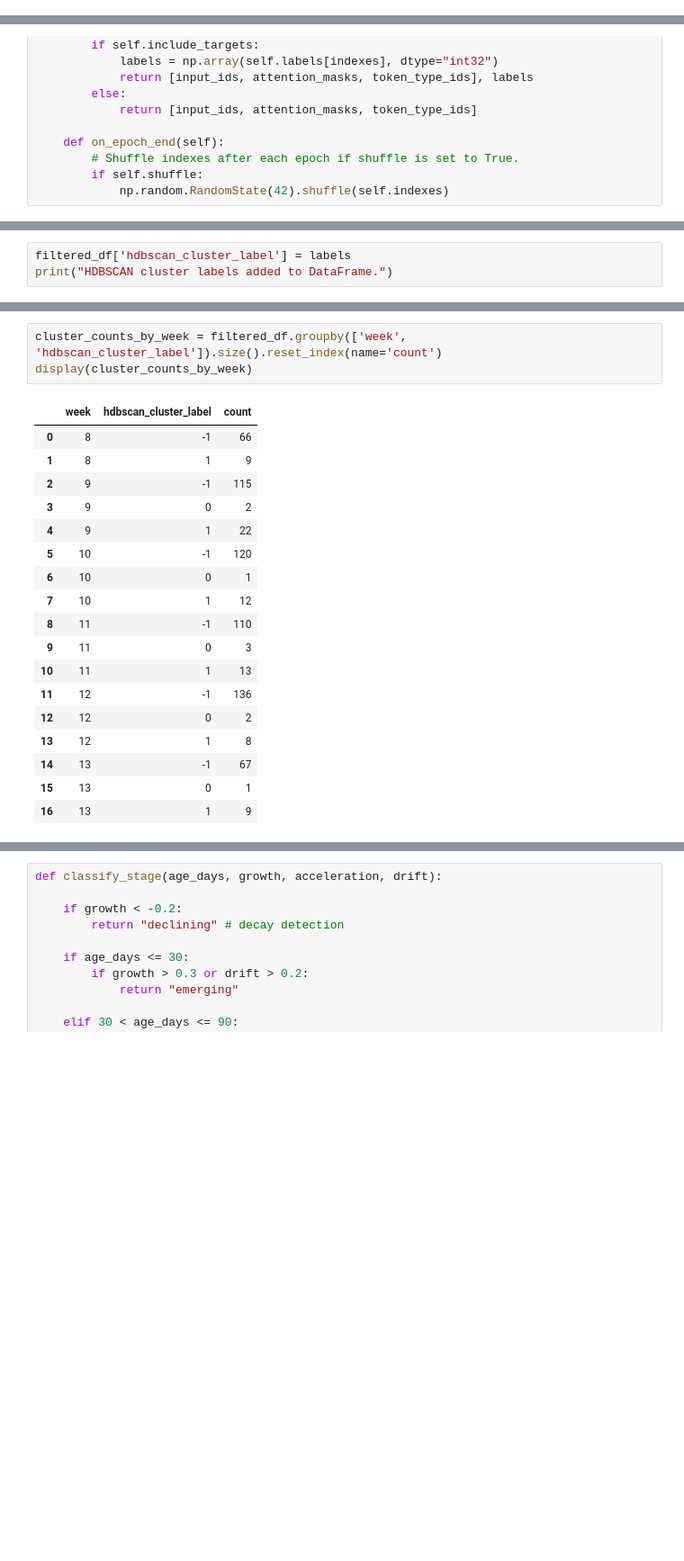
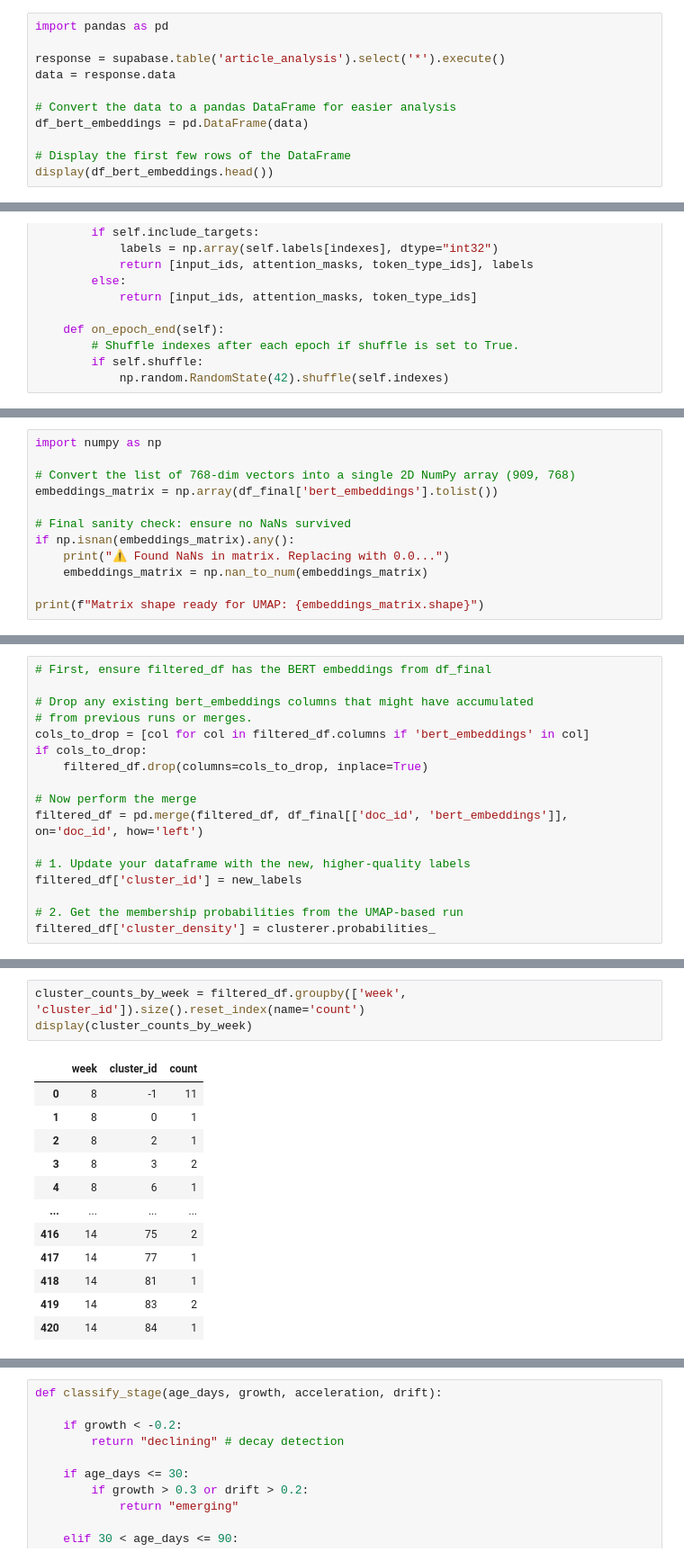
Before and after one commit to owilli38/DSBA6390-Fraud-Detection-Emerging-Fraud-Signals-Dashbaord-, a Jupyter notebook: DSBA6390_Fraud_Detection_BERT_+_Embeddings.ipynb, the cells around one changed output, grey strips where cells are left out. Shown at 90% size. Saved outputs shown, nothing was run; the diff lists cells and outputs as text; blank space fills up the shorter version.

```diff
--- a/DSBA6390_Fraud_Detection_BERT_+_Embeddings.ipynb
+++ b/DSBA6390_Fraud_Detection_BERT_+_Embeddings.ipynb
@@ -203,0 +401,11 @@ Shape of filtered_df: (720, 12)
+# %%
+import pandas as pd
+
+response = supabase.table('article_analysis').select('*').execute()
+data = response.data
+
+# Convert the data to a pandas DataFrame for easier analysis
+df_bert_embeddings = pd.DataFrame(data)
+
+# Display the first few rows of the DataFrame
+display(df_bert_embeddings.head())
@@ -608,3 +787,0 @@ labels = clusterer.fit_predict(X)
-# %%
-filtered_df['hdbscan_cluster_label'] = labels
-print("HDBSCAN cluster labels added to DataFrame.")
@@ -655,0 +866,12 @@ If HDBSCAN labels points as -1 (noise): Potential new fraud pattern
+# %%
+import numpy as np
+
+# Convert the list of 768-dim vectors into a single 2D NumPy array (909, 768)
+embeddings_matrix = np.array(df_final['bert_embeddings'].tolist())
+
+# Final sanity check: ensure no NaNs survived
+if np.isnan(embeddings_matrix).any():
+    print("⚠️ Found NaNs in matrix. Replacing with 0.0...")
+    embeddings_matrix = np.nan_to_num(embeddings_matrix)
+
+print(f"Matrix shape ready for UMAP: {embeddings_matrix.shape}")
@@ -655,0 +924,17 @@ If HDBSCAN labels points as -1 (noise): Potential new fraud pattern
+# %%
+# First, ensure filtered_df has the BERT embeddings from df_final
+
+# Drop any existing bert_embeddings columns that might have accumulated
+# from previous runs or merges.
+cols_to_drop = [col for col in filtered_df.columns if 'bert_embeddings' in col]
+if cols_to_drop:
+    filtered_df.drop(columns=cols_to_drop, inplace=True)
+
+# Now perform the merge
+filtered_df = pd.merge(filtered_df, df_final[['doc_id', 'bert_embeddings']], on='doc_id', how='left')
+
+# 1. Update your dataframe with the new, higher-quality labels
+filtered_df['cluster_id'] = new_labels
+
+# 2. Get the membership probabilities from the UMAP-based run
+filtered_df['cluster_density'] = clusterer.probabilities_
@@ -686,24 +1028,18 @@ display(filtered_df.head())
 | 3 | a2b322624c7eefbba1f180f64ad129648... | PYMNTS | news | 2026-03-01 21:30:54+00:00 | Apple Set to Announce AI-Native H... | Apple Set to Announce AI-Native H... | https://www.pymnts.com/apple/2026... | 2026-03-02T14:01:51.078611+00:00 | ... |
 | 4 | 5e22f48845e7bac3e621e6fb1b0467eee... | PYMNTS | news | 2026-02-28 01:19:27+00:00 | Visa Closes Prisma and Newpay Acq... | Visa Closes Prisma and Newpay Acq... | https://www.pymnts.com/acquisitio... | 2026-03-02T14:01:51.078611+00:00 | ... |
 # %%
-cluster_counts_by_week = filtered_df.groupby(['week', 'hdbscan_cluster_label']).size().reset_index(name='count')
+cluster_counts_by_week = filtered_df.groupby(['week', 'cluster_id']).size().reset_index(name='count')
 display(cluster_counts_by_week)
 # %% [output]
-|  | week | hdbscan_cluster_label | count |
-| 0 | 8 | -1 | 66 |
-| 1 | 8 | 1 | 9 |
-| 2 | 9 | -1 | 115 |
-| 3 | 9 | 0 | 2 |
-| 4 | 9 | 1 | 22 |
-| 5 | 10 | -1 | 120 |
-| 6 | 10 | 0 | 1 |
-| 7 | 10 | 1 | 12 |
-| 8 | 11 | -1 | 110 |
-| 9 | 11 | 0 | 3 |
-| 10 | 11 | 1 | 13 |
-| 11 | 12 | -1 | 136 |
-| 12 | 12 | 0 | 2 |
-| 13 | 12 | 1 | 8 |
-| 14 | 13 | -1 | 67 |
-| 15 | 13 | 0 | 1 |
-| 16 | 13 | 1 | 9 |
+|  | week | cluster_id | count |
+| 0 | 8 | -1 | 11 |
+| 1 | 8 | 0 | 1 |
+| 2 | 8 | 2 | 1 |
+| 3 | 8 | 3 | 2 |
+| 4 | 8 | 6 | 1 |
+| ... | ... | ... | ... |
+| 416 | 14 | 75 | 2 |
+| 417 | 14 | 77 | 1 |
+| 418 | 14 | 81 | 1 |
+| 419 | 14 | 83 | 2 |
+| 420 | 14 | 84 | 1 |
```
Also changed, not shown: parts of 71 cells of this notebook.
